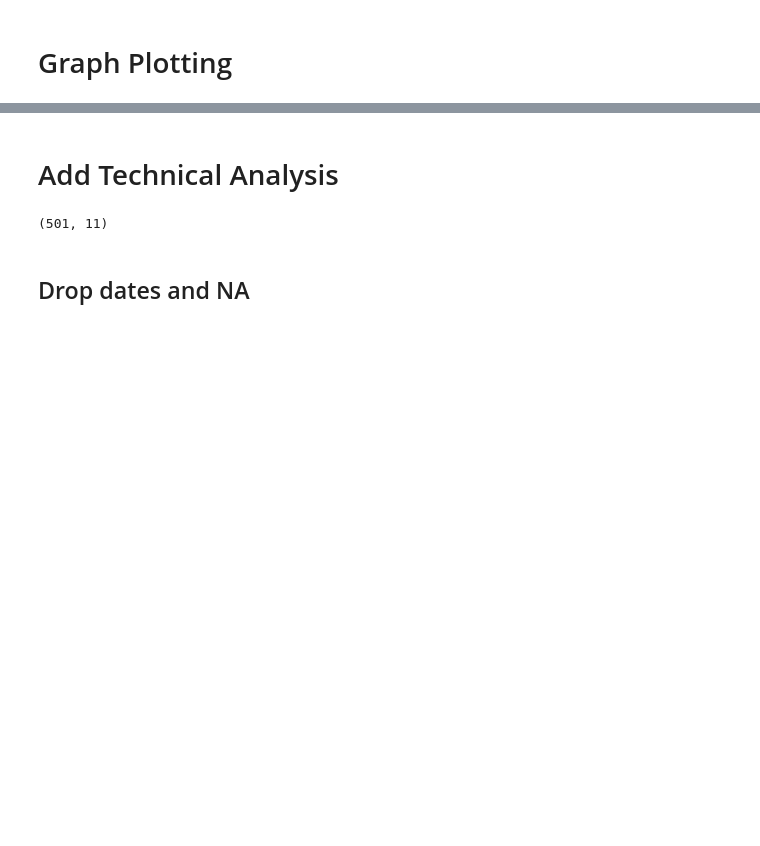
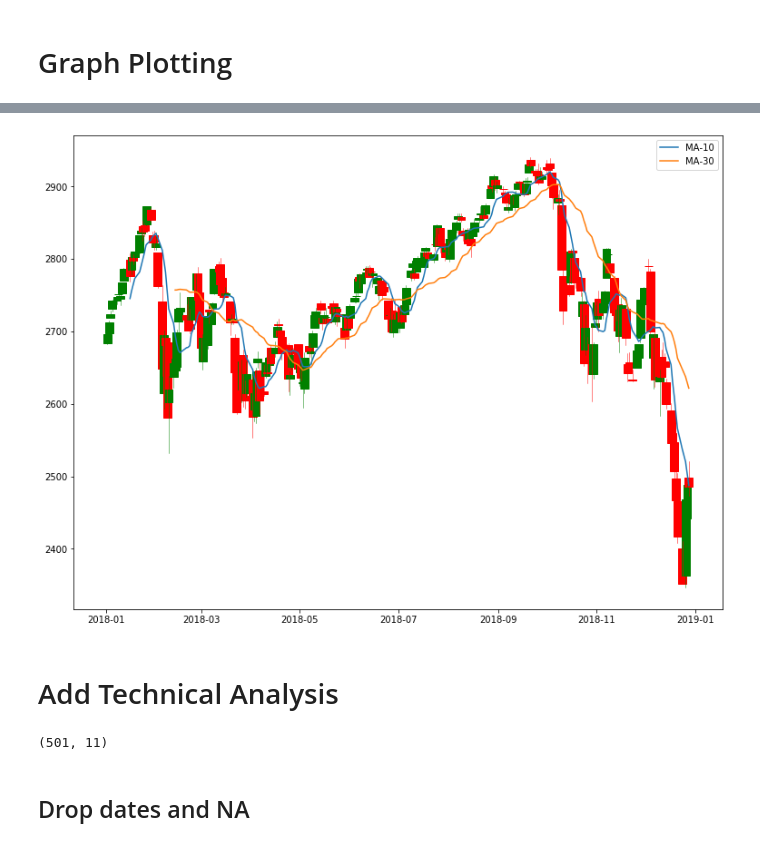
Before and after one commit to Tai13492/Fintech-Homework, a Jupyter notebook: hw4/t08902205.ipynb, the cells around one changed output, grey strips where cells are left out. Cells and saved outputs as stored; diff of their text form; code cells hidden in the pictures; blank space fills up the shorter version.

Commit message:
add plot candlestick graph

```diff
--- a/hw4/t08902205.ipynb
+++ b/hw4/t08902205.ipynb
@@ -14,0 +32,4 @@ df_plot = df[df["Date"] >= "2018-01-01"].copy()
+# %%
+df_plot['Date'] = df_plot['Date'].astype('datetime64[ns]')
+df_plot["Date"] = df_plot["Date"].map(mdates.date2num)
+df_plot.head()
@@ -15,3 +43,16 @@ df_plot = df[df["Date"] >= "2018-01-01"].copy()
+# %%
+f, ax = plt.subplots()
+f.set_size_inches((12.8,9.6))
+candlestick_ohlc(ax, df_plot.values, width=5, colorup='g', colordown='r')
+ma_10_plot = MA(df_plot["Close"], timeperiod=10, matype=0)
+ma_30_plot = MA(df_plot["Close"], timeperiod=30, matype=0)
+ax.xaxis_date()
+ax.plot(df_plot["Date"],ma_10_plot, label="MA-10")
+ax.plot(df_plot["Date"],ma_30_plot, label="MA-30")
+ax.legend()
+plt.show()
+# %% [output]
+[figure, added]
 # %% [markdown]
 # Add Technical Analysis
 # %%
```
Also changed, not shown: parts of 3 cells of this notebook.
